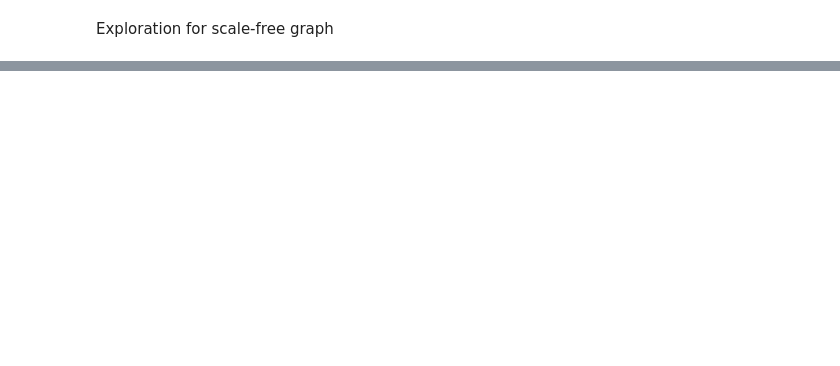
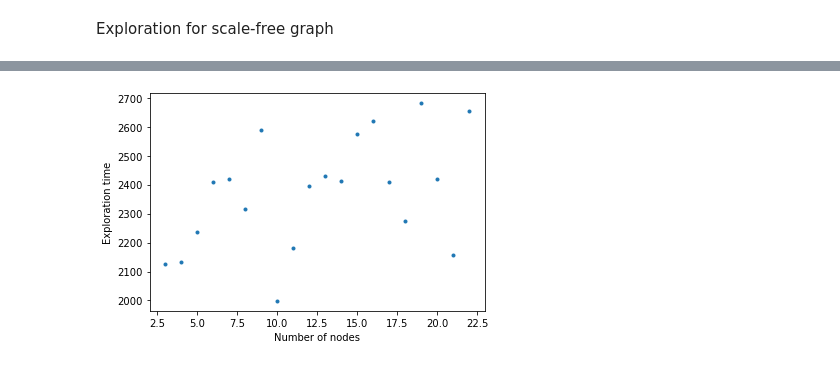
Before and after one commit to Ferri-00/Esame-Complessi, a Jupyter notebook: Exploration.ipynb, the cells around one changed output, grey strips where cells are left out. Drawn from its saved outputs; the diff is of its cells as text; code cells hidden in the pictures; blank space fills up the shorter version.

```diff
--- a/Exploration.ipynb
+++ b/Exploration.ipynb
@@ -139,17 +270,9 @@ N = [10+i*10 for i in range(20)]
 M = 3
 Times = []
 
-G = star_graph(M)
+G = nx.complete_graph(M)
 
 for i in range(len(N)):
-    G = nx.barabasi_albert_graph(N[i], M, initial_graph = G)
+    G = barabasi_albert(N[i], M, initial_graph = G)
     Times += [time_nodes(G,explorations_per_graph)]
-
-fig, ax = plt.subplots()
-
-ax.plot(N, Times, '.', label = 'exploration_time')
-ax.set_xlabel("Number of nodes")
-ax.set_ylabel("Exploration time")
-
-plt.show()
 # %% [output]
@@ -193,0 +329,11 @@ plt.show()
+# %%
+N = 200
+M = [3+i*1 for i in range(20)]
+Times = []
+
+G = nx.complete_graph(M[0])
+
+for i in range(len(M)):
+    G = barabasi_albert(N, M[i], initial_graph = G)
+    Times += [time_nodes(G,explorations_per_graph)]
+    print ("M = ", M[i])
@@ -193,0 +358,10 @@ plt.show()
+# %%
+fig, ax = plt.subplots()
+
+ax.plot(M, Times, '.', label = 'exploration_time')
+ax.set_xlabel("Number of nodes")
+ax.set_ylabel("Exploration time")
+
+plt.show()
+# %% [output]
+[figure, added]
```
Also changed, not shown: parts of 14 cells of this notebook.
